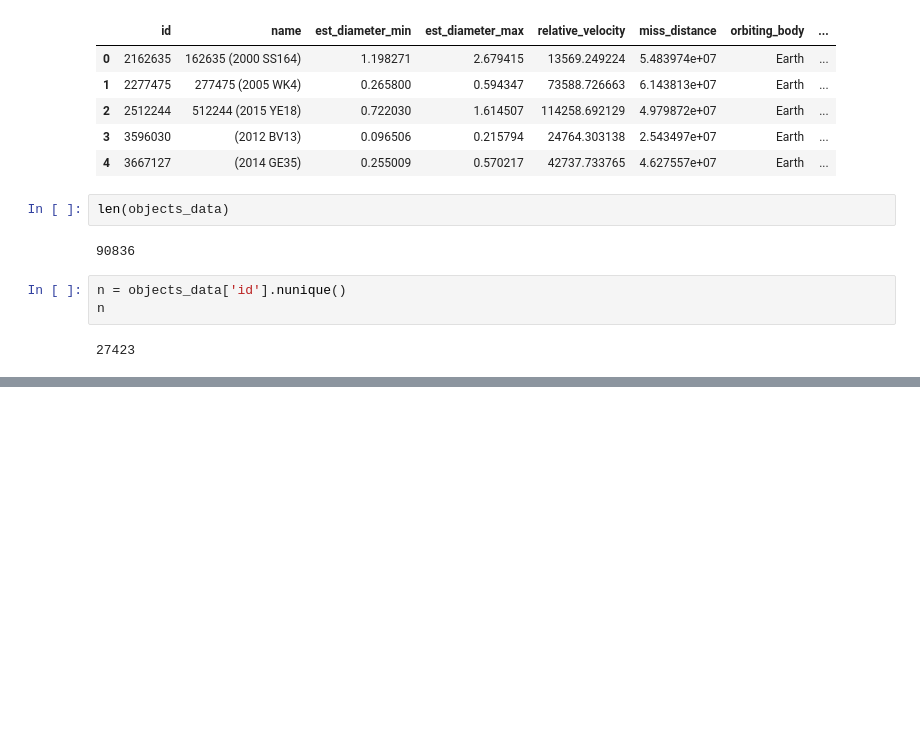
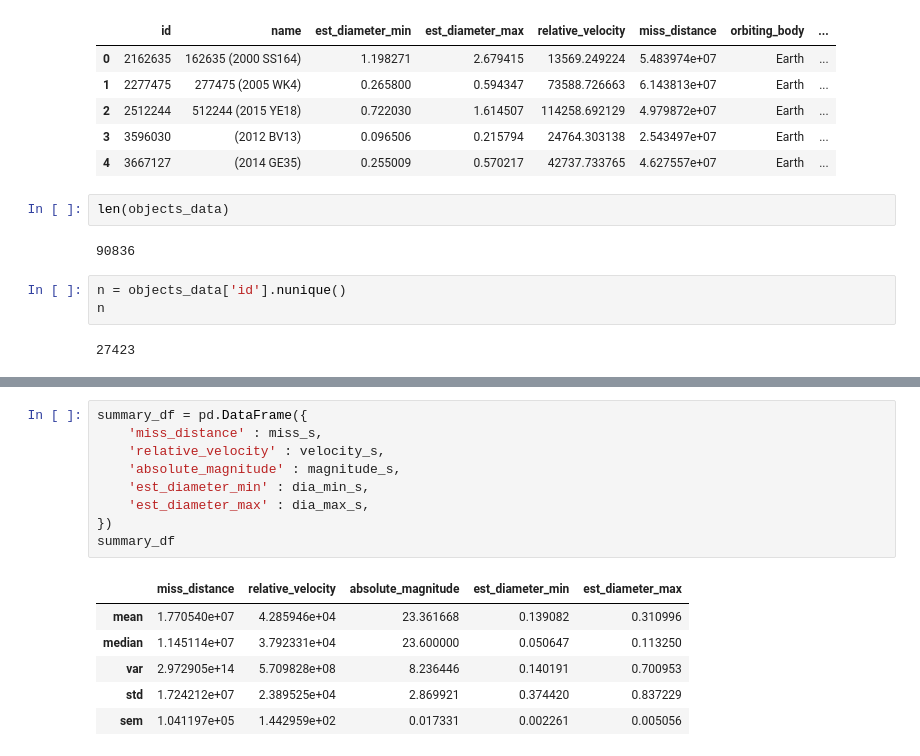
Before and after one commit to tamcu/Project-1-NASA, a Jupyter notebook: NASA_objects_draft.ipynb, the cells around one changed output, grey strips where cells are left out. Drawn from its saved outputs; the diff is of its cells as text; blank space fills up the shorter version.

```diff
--- a/NASA_objects_draft.ipynb
+++ b/NASA_objects_draft.ipynb
@@ -40,0 +116,16 @@ x
+# %%
+summary_df = pd.DataFrame({
+    'miss_distance' : miss_s,
+    'relative_velocity' : velocity_s,
+    'absolute_magnitude' : magnitude_s,
+    'est_diameter_min' : dia_min_s,
+    'est_diameter_max' : dia_max_s,
+})
+summary_df
+# %% [output]
+|  | miss_distance | relative_velocity | absolute_magnitude | est_diameter_min | est_diameter_max |
+| mean | 1.770540e+07 | 4.285946e+04 | 23.361668 | 0.139082 | 0.310996 |
+| median | 1.145114e+07 | 3.792331e+04 | 23.600000 | 0.050647 | 0.113250 |
+| var | 2.972905e+14 | 5.709828e+08 | 8.236446 | 0.140191 | 0.700953 |
+| std | 1.724212e+07 | 2.389525e+04 | 2.869921 | 0.374420 | 0.837229 |
+| sem | 1.041197e+05 | 1.442959e+02 | 0.017331 | 0.002261 | 0.005056 |
```
Also changed, not shown: parts of 11 cells of this notebook.
